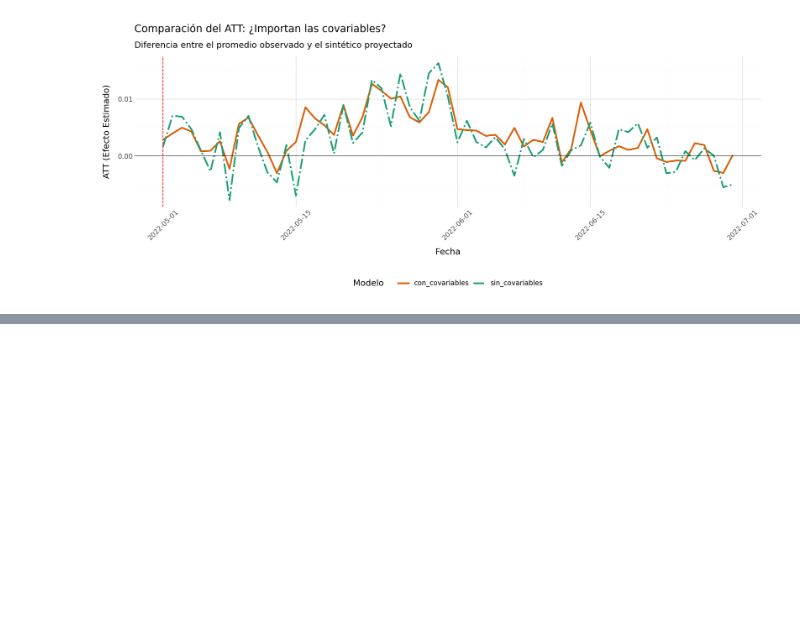
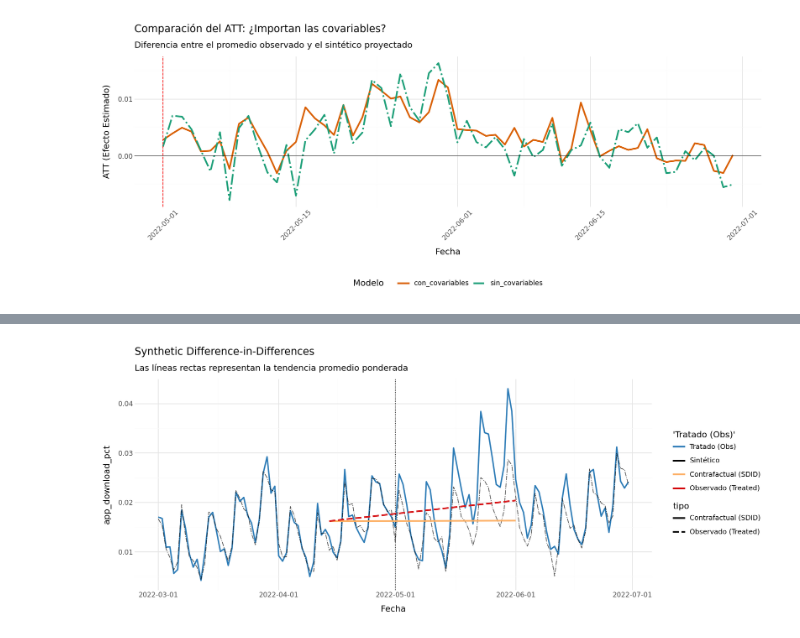
Before and after one commit to Sechi42/Causal_Inference-with-python, a Jupyter notebook: ch09/Syntetic_Control.ipynb, the cells around one changed output, grey strips where cells are left out. Saved outputs shown, nothing was run; the diff lists cells and outputs as text; code cells hidden in the pictures; blank space fills up the shorter version.

```diff
--- a/ch09/Syntetic_Control.ipynb
+++ b/ch09/Syntetic_Control.ipynb
@@ -769,0 +1092,12 @@ Miércoles      7           4           460         115.92        344.08
+# %%
+scdid_df = (
+    df_with_w
+    .join(time_w, on="date", how="left")
+    .with_columns(
+        time_weight=pl.col("time_weight").fill_null(df_norm.select("post").mean().item())
+    )
+    .with_columns(
+        weight=pl.col("time_weight")*pl.col("unit_weight")
+    )
+)
+scdid_df.head()
@@ -769,0 +1113,8 @@ Miércoles      7           4           460         115.92        344.08
+# %%
+did_model = smf.wls(
+    "app_download_pct ~ treated*post",
+    data=scdid_df.filter(pl.col("weight")>1e-10).to_pandas(),
+    weights=scdid_df.filter(pl.col("weight")>1e-10).select(pl.col("weight"))
+).fit()
+
+float(did_model.params["treated:post"])
@@ -769,0 +1123,65 @@ Miércoles      7           4           460         115.92        344.08
+# %%
+import pandas as pd
+import numpy as np
+from plotnine import *
+
+# 1. Cálculo de puntos de anclaje (Weighted Averages)
+# Calculamos el índice ponderado para el periodo pre-tratamiento
+time_weights_np = time_w["time_weight"].to_numpy()
+indices = np.arange(len(time_weights_np))
+weighted_idx = int(round((time_weights_np * indices).sum()))
+avg_pre_period = time_w["date"][weighted_idx]
+
+# Punto fijo para el post-periodo (puedes ajustar esta fecha)
+avg_post_period = pd.to_datetime("2022-06-01")
+
+# 2. Extracción de coeficientes del modelo DiD
+params = did_model.params
+beta0 = params["Intercept"]
+beta1 = params["treated"]
+beta2 = params["post"]
+delta = params["treated:post"]
+
+# Coordenadas SDID
+# A: Pre-Tratado, B: Post-Tratado, C: Post-Contrafactual
+pre_treat = beta0 + beta1
+post_treat = beta0 + beta1 + beta2 + delta
+sc_did_y0 = beta0 + beta1 + beta2 # El contrafactual si siguiera la tendencia sintética
+
+# 3. Preparación de datos para líneas de tendencia (Segments)
+df_segments = pd.DataFrame({
+    'x': [avg_pre_period, avg_pre_period],
+    'xend': [avg_post_period, avg_post_period],
+    'y': [pre_treat, pre_treat],
+    'yend': [post_treat, sc_did_y0],
+    'tipo': ['Observado (Treated)', 'Contrafactual (SDID)']
+})
+
+# --- GRÁFICO 1: TRAYECTORIAS Y ANCLAJE SDID ---
+(
+    ggplot(df_plot, aes(x="date"))
+    + geom_line(aes(y="treated_avg", color="'Tratado (Obs)'"), size=1)
+    + geom_line(aes(y="synthetic", color="'Sintético'"), linetype="dashdot", alpha=0.7)
+    + geom_vline(xintercept=pd.to_datetime(tr_period), linetype="dotted")
+    # Añadimos los segmentos del DiD
+    + geom_segment(
+        data=df_segments,
+        mapping=aes(x='x', y='y', xend='xend', yend='yend', linetype='tipo', color='tipo'),
+        size=1.2
+    )
+    + scale_color_manual(values={
+        'Tratado (Obs)': '#2c7bb6',
+        'Sintético': "#000000",
+        'Observado (Treated)': '#d7191c',
+        'Contrafactual (SDID)': '#fdae61'
+    })
+    + labs(
+        title="Synthetic Difference-in-Differences",
+        subtitle="Las líneas rectas representan la tendencia promedio ponderada",
+        y="app_download_pct", x="Fecha"
+    )
+    + theme_minimal()
+    + theme(figure_size=(12, 5))
+)
+# %% [output]
+[figure, added]
```
Also changed, not shown: parts of 31 cells of this notebook, 1 other file.
